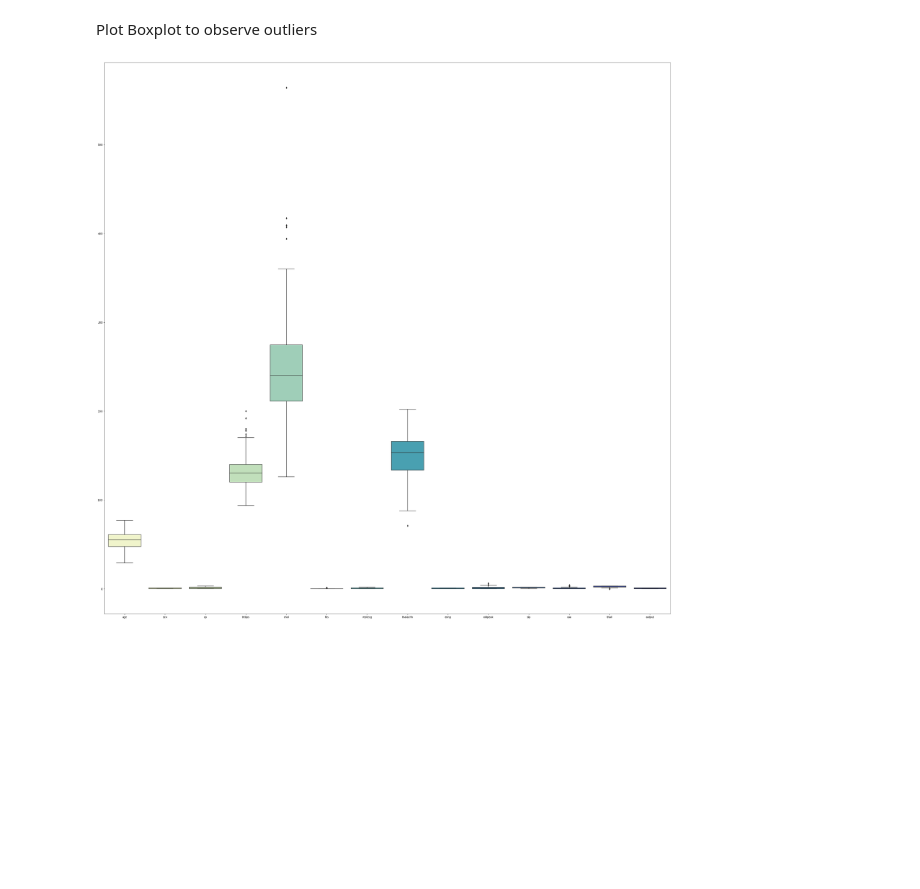
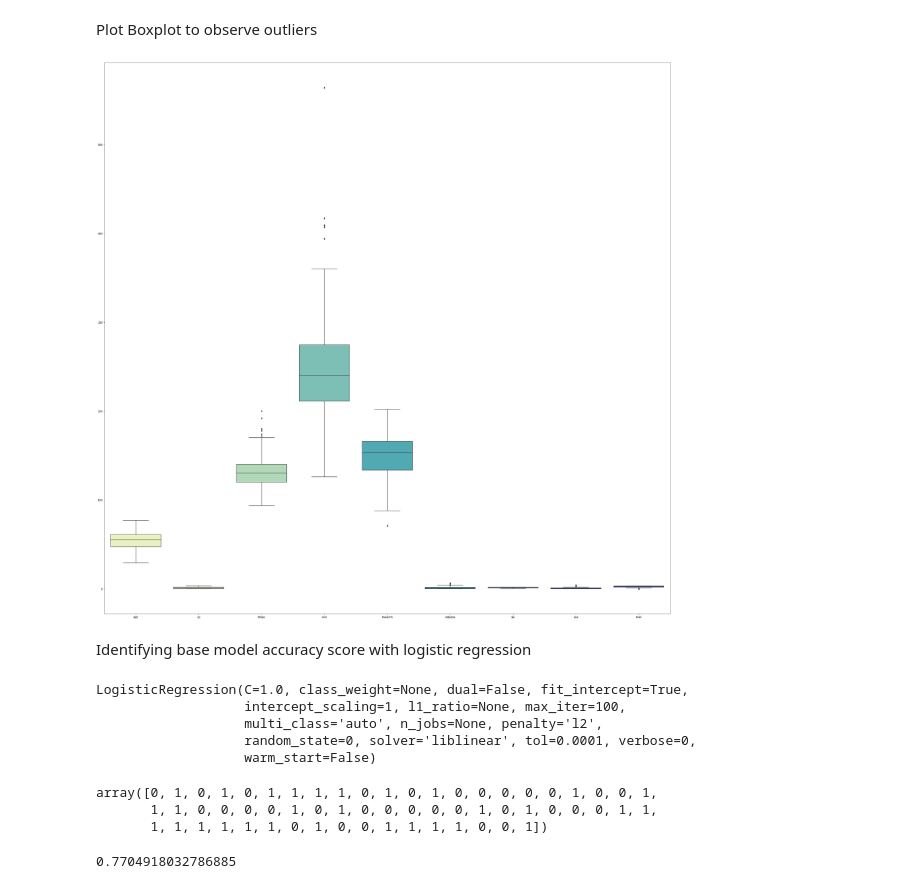
Before and after one commit to reprabhala/heartattack, a Jupyter notebook: EDA.ipynb, the cells around one changed output. Cells and saved outputs as stored; diff of their text form; code cells hidden in the pictures; blank space fills up the shorter version.

Commit message:
fix : predicted and calculated accuracy of a baseline log reg model

```diff
--- a/EDA.ipynb
+++ b/EDA.ipynb
@@ -112,6 +119,6 @@ Plot Boxplot to observe outliers
 # %%
 plt.figure(figsize=(40, 40))
 
-ax = sns.boxplot(data=df,palette="YlGnBu")
+ax = sns.boxplot(data=df.drop(['sex', 'output', 'fbs', 'restecg', 'exng'], axis = 1),palette="YlGnBu")
 # %% [output]
-[figure, old version]
+[figure, new version]
@@ -117,0 +131,21 @@ ax = sns.boxplot(data=df,palette="YlGnBu")
+# %% [markdown]
+Identifying base model accuracy score with logistic regression
+# %%
+model = LogisticRegression(solver='liblinear', random_state=0).fit(X_train, y_train)
+model
+# %% [output]
+LogisticRegression(C=1.0, class_weight=None, dual=False, fit_intercept=True,
+                   intercept_scaling=1, l1_ratio=None, max_iter=100,
+                   multi_class='auto', n_jobs=None, penalty='l2',
+                   random_state=0, solver='liblinear', tol=0.0001, verbose=0,
+                   warm_start=False)
+# %%
+model.predict(X_test)
+# %% [output]
+array([0, 1, 0, 1, 0, 1, 1, 1, 1, 0, 1, 0, 1, 0, 0, 0, 0, 0, 1, 0, 0, 1,
+       1, 1, 0, 0, 0, 0, 1, 0, 1, 0, 0, 0, 0, 0, 1, 0, 1, 0, 0, 0, 1, 1,
+       1, 1, 1, 1, 1, 1, 0, 1, 0, 0, 1, 1, 1, 1, 0, 0, 1])
+# %%
+model.score(X_test, y_test)
+# %% [output]
+0.7704918032786885
```
Also changed, not shown: parts of 7 cells of this notebook.
